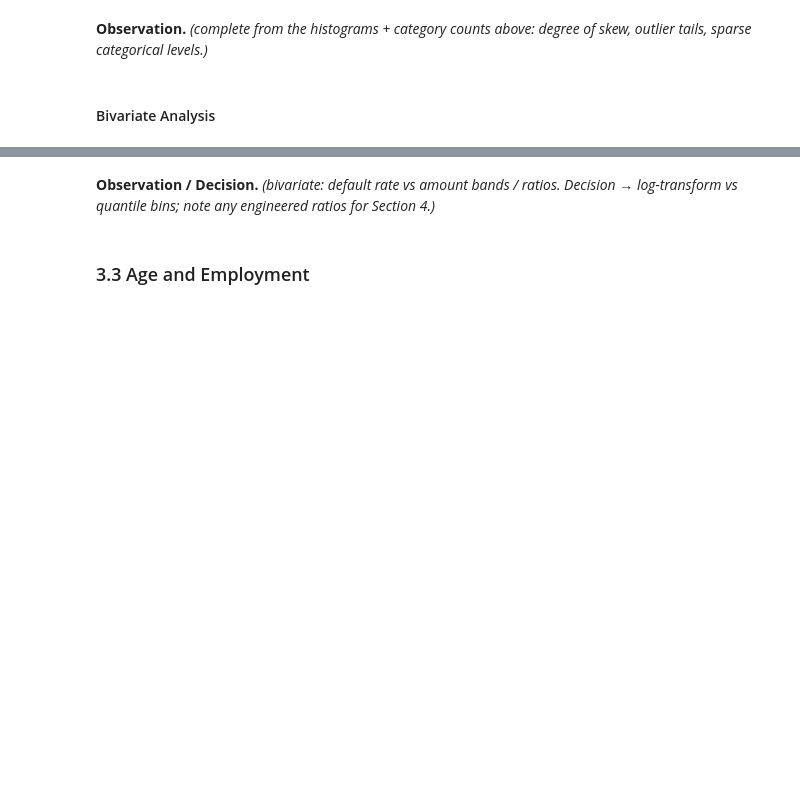
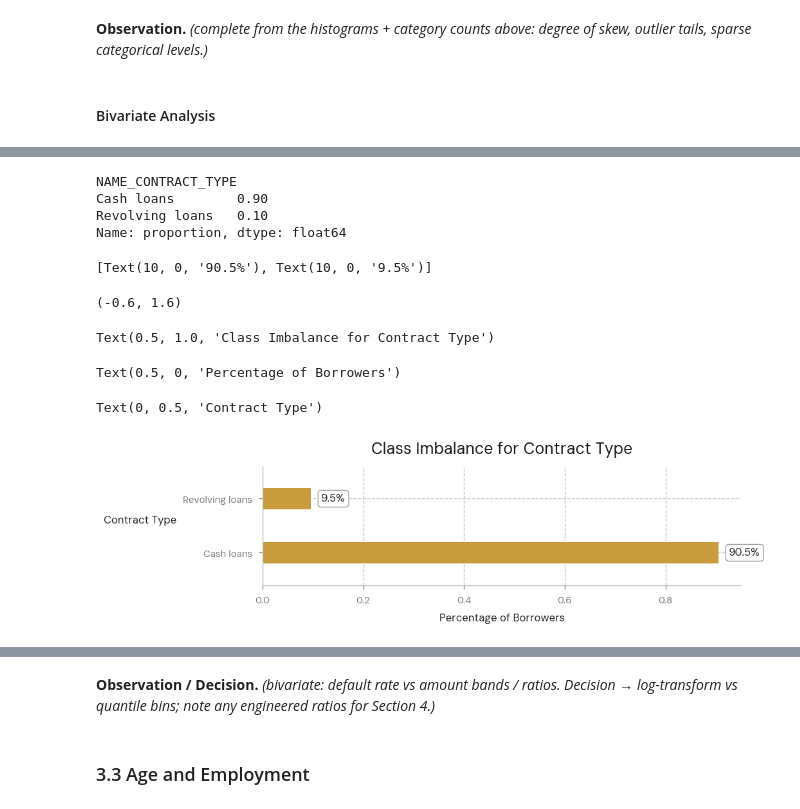
Before and after one commit to smallchuch/CreditRiskLearning, a Jupyter notebook: Projects/Flagship PD Model Project/01_Default_Rate_Driver_Scan_EDA/default_rate_driver_scan_notebook.ipynb, the cells around one changed output, grey strips where cells are left out. Cells and saved outputs as stored; diff of their text form; code cells hidden in the pictures; blank space fills up the shorter version.

```diff
--- a/Projects/Flagship PD Model Project/01_Default_Rate_Driver_Scan_EDA/default_rate_driver_scan_notebook.ipynb
+++ b/Projects/Flagship PD Model Project/01_Default_Rate_Driver_Scan_EDA/default_rate_driver_scan_notebook.ipynb
@@ -1609,0 +1715,40 @@ plt.show()
+# %%
+contract_type = df['NAME_CONTRACT_TYPE'].value_counts(normalize=True)
+
+contract_type.head(5)
+
+labels = ['Cash Loans', 'Revolving Loans']
+y = np.arange(len(labels))
+
+fig, ax = plt.subplots(figsize=(8,2))
+
+bars_1 = ax.barh(contract_type.index, contract_type.values, color=C.secondary, height = 0.4)
+
+ax.bar_label(bars_1,
+             padding=10,
+             fmt='{:.1%}',
+             bbox=dict(
+                 boxstyle='round',
+                 facecolor='white',
+                 edgecolor='grey',
+                 alpha = 0.8,
+                 linewidth=0.8
+             ))
+
+ax.set_ylim(-0.6, 1.6)
+
+ax.set_title('Class Imbalance for Contract Type')
+ax.set_xlabel('Percentage of Borrowers')
+ax.set_ylabel('Contract Type', rotation=0, labelpad=40)
+ax.xaxis_set
+# %% [output]
+NAME_CONTRACT_TYPE
+Cash loans        0.90
+Revolving loans   0.10
+Name: proportion, dtype: float64
+[Text(10, 0, '90.5%'), Text(10, 0, '9.5%')]
+(-0.6, 1.6)
+Text(0.5, 1.0, 'Class Imbalance for Contract Type')
+Text(0.5, 0, 'Percentage of Borrowers')
+Text(0, 0.5, 'Contract Type')
+[figure, added]
```
Also changed, not shown: parts of 14 cells of this notebook.
